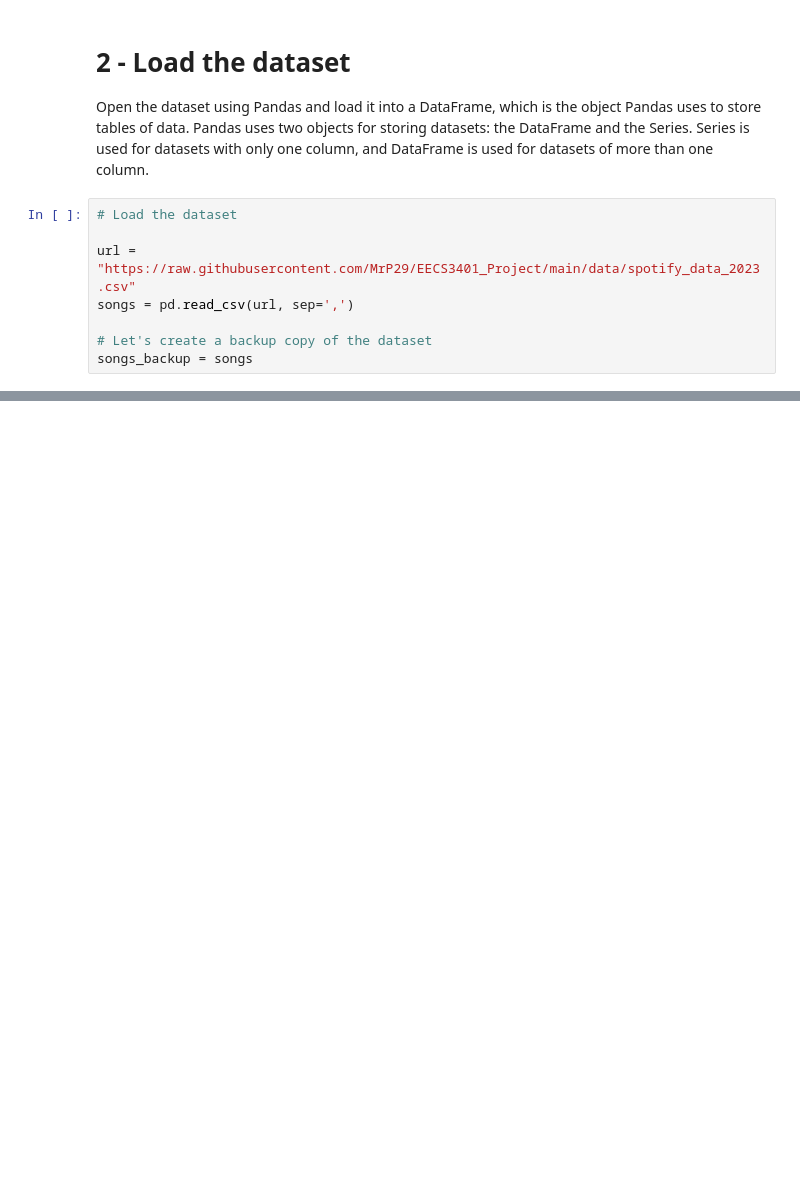
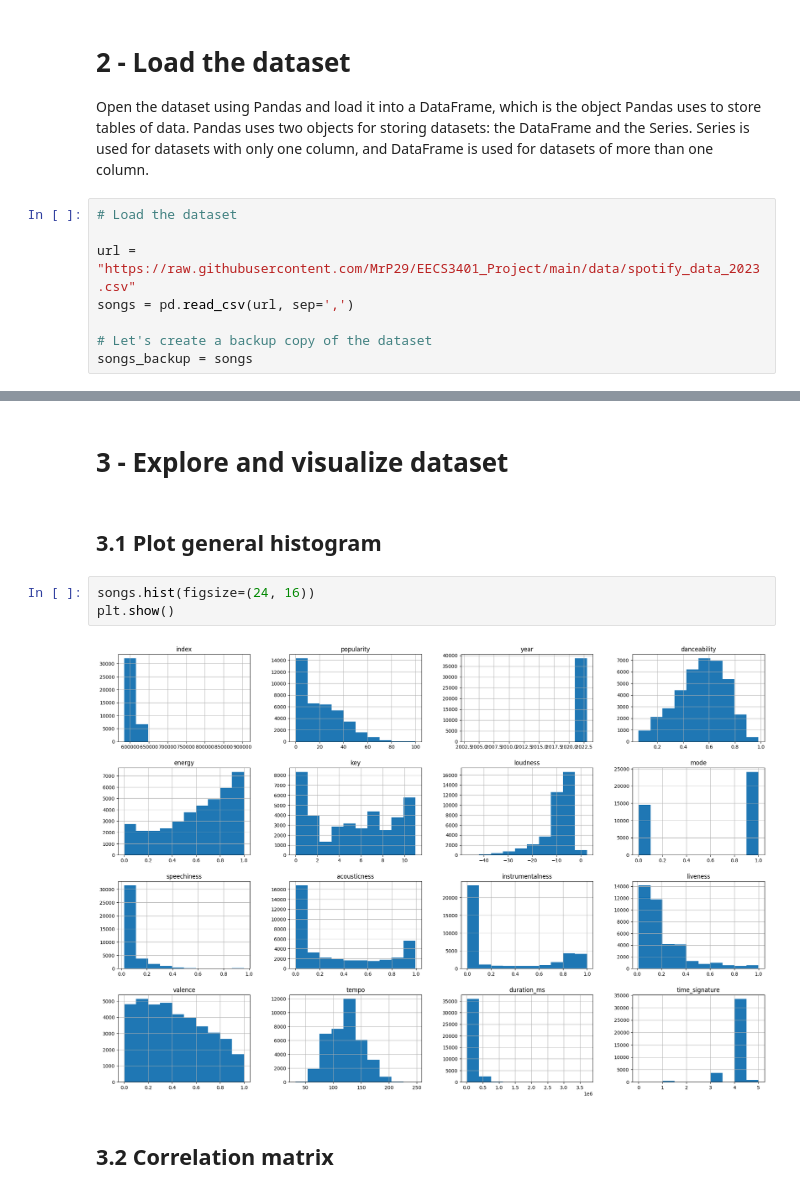
Before and after one commit to MrP29/EECS3401_Project, a Jupyter notebook: 3401_project.ipynb, the cells around one changed output, grey strips where cells are left out. Cells and saved outputs as stored; diff of their text form; blank space fills up the shorter version.

```diff
--- a/3401_project.ipynb
+++ b/3401_project.ipynb
@@ -139,3 +139,14 @@ Data columns (total 20 columns):
  19  time_signature    38650 non-null  int64
 dtypes: float64(9), int64(7), object(4)
 memory usage: 5.9+ MB
+# %% [markdown]
+# 3 - Explore and visualize dataset
+# %% [markdown]
+## 3.1 Plot general histogram
+# %%
+songs.hist(figsize=(24, 16))
+plt.show()
+# %% [output]
+[figure, added]
+# %% [markdown]
+## 3.2 Correlation matrix
```
Also changed, not shown: parts of 19 cells of this notebook.
